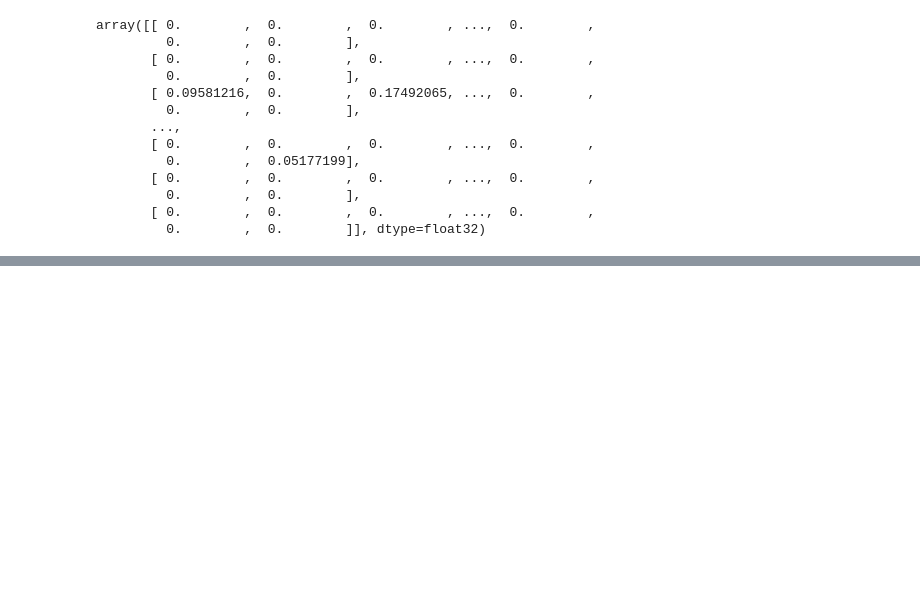
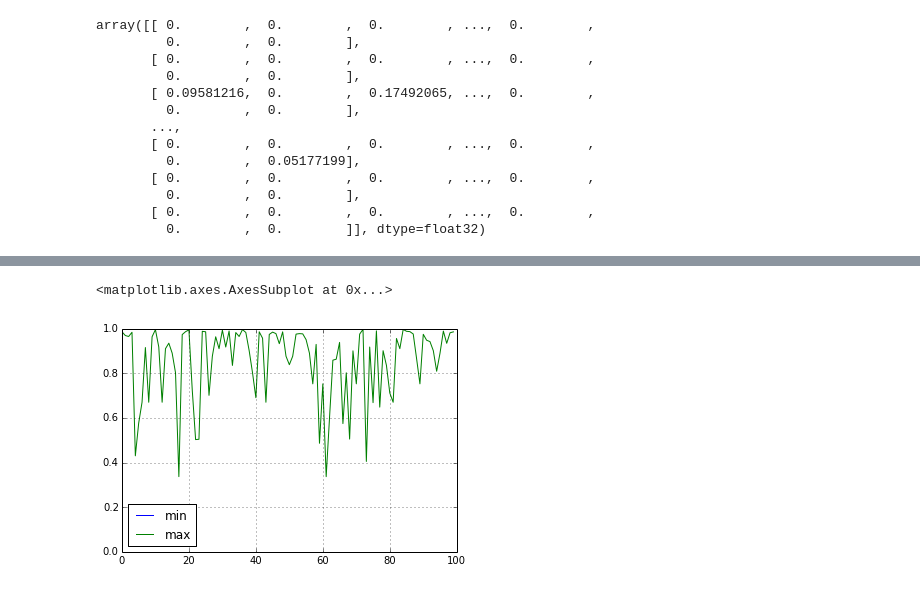
Before and after one commit to sunlightlabs/fcc-net-neutrality-comments, a Jupyter notebook: notebooks/analyzing_corpora.ipynb, the cells around one changed output, grey strips where cells are left out. Drawn from its saved outputs; the diff is of its cells as text; code cells hidden in the pictures; blank space fills up the shorter version.

```diff
--- a/notebooks/analyzing_corpora.ipynb
+++ b/notebooks/analyzing_corpora.ipynb
@@ -232,4 +229,0 @@ mbk = MiniBatchKMeans(init='k-means++', n_clusters=10, n_init=1,
-# %%
-t0 = time()
-mbk.fit(corpus_lda_matrix)
-print("done in %0.3fs" % (time() - t0))
@@ -253,0 +367,2 @@ Minibatch iteration 15/100: mean batch inertia: 1309.061231, ewa inertia: 1309.0
+# %%
+corpus_lda_df = pd.DataFrame(corpus_lda_matrix.T)
@@ -253,0 +379,2 @@ Minibatch iteration 15/100: mean batch inertia: 1309.061231, ewa inertia: 1309.0
+# %%
+profile = corpus_lda_df.describe().T
@@ -253,0 +402,5 @@ Minibatch iteration 15/100: mean batch inertia: 1309.061231, ewa inertia: 1309.0
+# %%
+profile[['min','max']].plot()
+# %% [output]
+<matplotlib.axes.AxesSubplot at 0x...>
+[figure, added]
```
Also changed, not shown: parts of 82 cells of this notebook, 6 other files.
